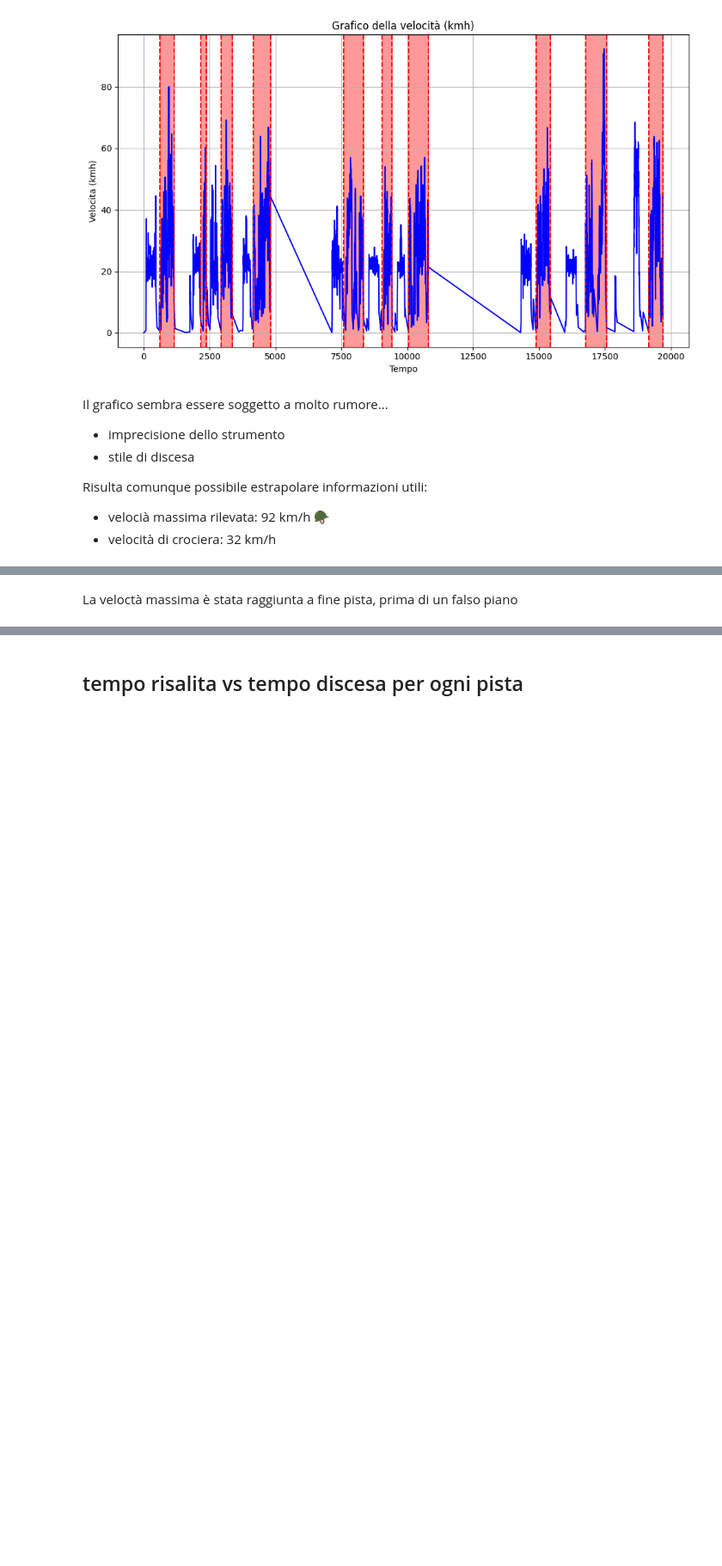
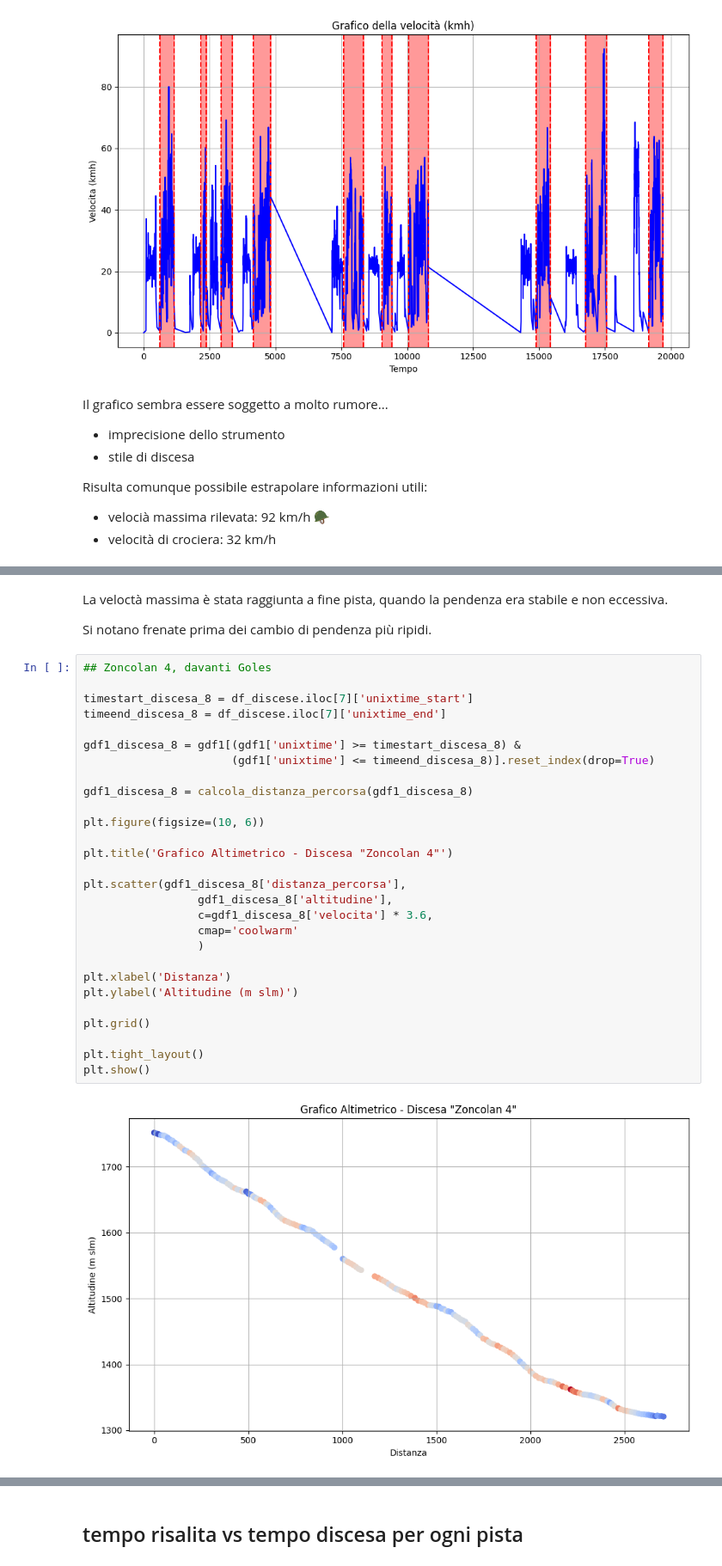
Before and after one commit to thomasmassarutto/DataSlopes, a Jupyter notebook: DataSlopes.ipynb, the cells around one changed output, grey strips where cells are left out. Shown at 86% size. Drawn from its saved outputs; the diff is of its cells as text; blank space fills up the shorter version.

```diff
--- a/DataSlopes.ipynb
+++ b/DataSlopes.ipynb
@@ -615,5 +636,37 @@ plt.show()
 # %% [output]
 [figure]
 # %% [markdown]
-La veloctà massima è stata raggiunta a fine pista, prima di un falso piano
+La veloctà massima è stata raggiunta a fine pista, quando la pendenza era stabile e non eccessiva.
+
+Si notano frenate prima dei cambio di pendenza più ripidi.
+# %%
+## Zoncolan 4, davanti Goles
+
+timestart_discesa_8 = df_discese.iloc[7]['unixtime_start']
+timeend_discesa_8 = df_discese.iloc[7]['unixtime_end']
+
+gdf1_discesa_8 = gdf1[(gdf1['unixtime'] >= timestart_discesa_8) &
+                      (gdf1['unixtime'] <= timeend_discesa_8)].reset_index(drop=True)
+
+gdf1_discesa_8 = calcola_distanza_percorsa(gdf1_discesa_8)
+
+plt.figure(figsize=(10, 6))
+
+plt.title('Grafico Altimetrico - Discesa "Zoncolan 4"')
+
+plt.scatter(gdf1_discesa_8['distanza_percorsa'],
+                 gdf1_discesa_8['altitudine'],
+                 c=gdf1_discesa_8['velocita'] * 3.6,
+                 cmap='coolwarm'
+                 )
+
+plt.xlabel('Distanza')
+plt.ylabel('Altitudine (m slm)')
+
+plt.grid()
+
+plt.tight_layout()
+plt.show()
+# %% [output]
+[figure, added]
 # %%
```
Also changed, not shown: parts of 10 cells of this notebook, 1 other file.
